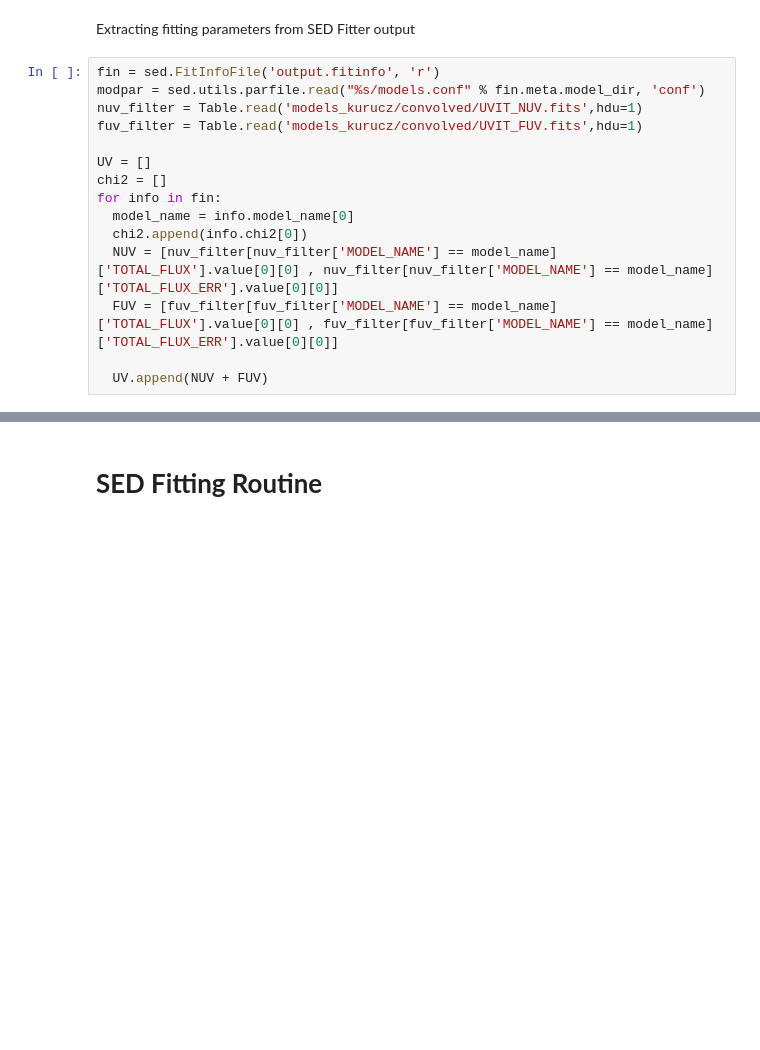
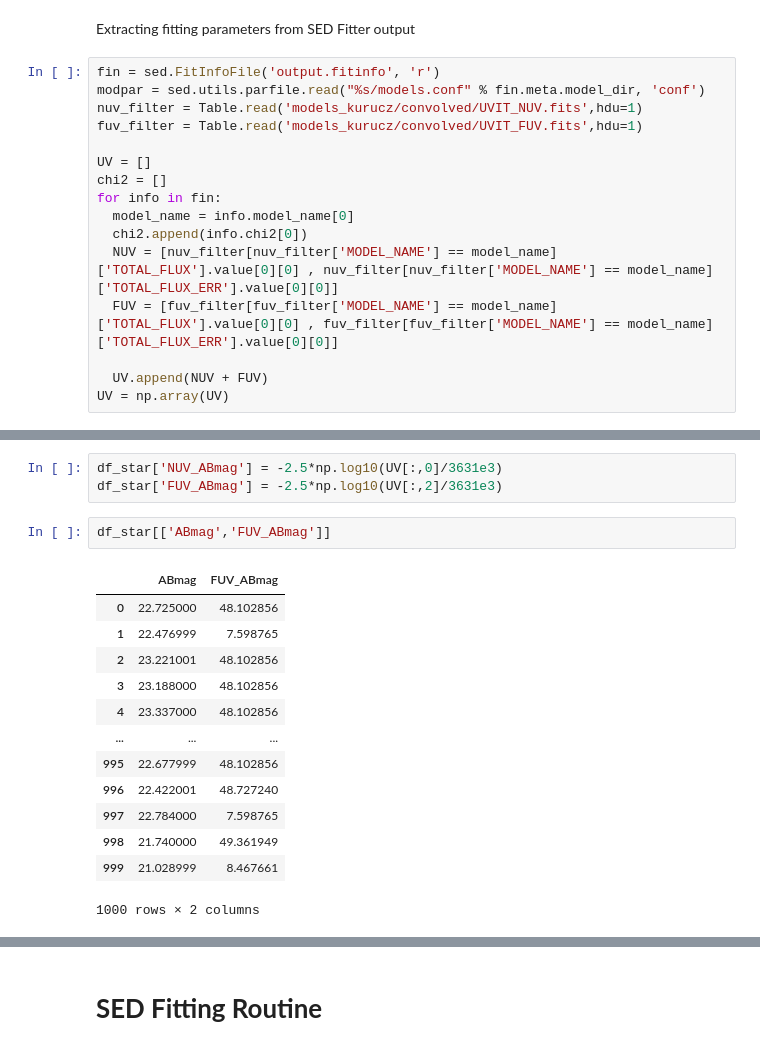
Before and after one commit to Jack3690/INSIST, a Jupyter notebook: UV_Stellar_Catalog.ipynb, the cells around one changed output, grey strips where cells are left out. Cells and saved outputs as stored; diff of their text form; blank space fills up the shorter version.

```diff
--- a/UV_Stellar_Catalog.ipynb
+++ b/UV_Stellar_Catalog.ipynb
@@ -400,3 +454,4 @@ for info in fin:
   FUV = [fuv_filter[fuv_filter['MODEL_NAME'] == model_name]['TOTAL_FLUX'].value[0][0] , fuv_filter[fuv_filter['MODEL_NAME'] == model_name]['TOTAL_FLUX_ERR'].value[0][0]]
 
   UV.append(NUV + FUV)
+UV = np.array(UV)
@@ -403,3 +468,22 @@ for info in fin:
+# %%
+df_star['NUV_ABmag'] = -2.5*np.log10(UV[:,0]/3631e3)
+df_star['FUV_ABmag'] = -2.5*np.log10(UV[:,2]/3631e3)
+# %%
+df_star[['ABmag','FUV_ABmag']]
+# %% [output]
+|  | ABmag | FUV_ABmag |
+| 0 | 22.725000 | 48.102856 |
+| 1 | 22.476999 | 7.598765 |
+| 2 | 23.221001 | 48.102856 |
+| 3 | 23.188000 | 48.102856 |
+| 4 | 23.337000 | 48.102856 |
+| ... | ... | ... |
+| 995 | 22.677999 | 48.102856 |
+| 996 | 22.422001 | 48.727240 |
+| 997 | 22.784000 | 7.598765 |
+| 998 | 21.740000 | 49.361949 |
+| 999 | 21.028999 | 8.467661 |
+1000 rows × 2 columns
 # %%
 plt.plot(chi2)
 plt.yscale('log')
```
Also changed, not shown: parts of 43 cells of this notebook.
